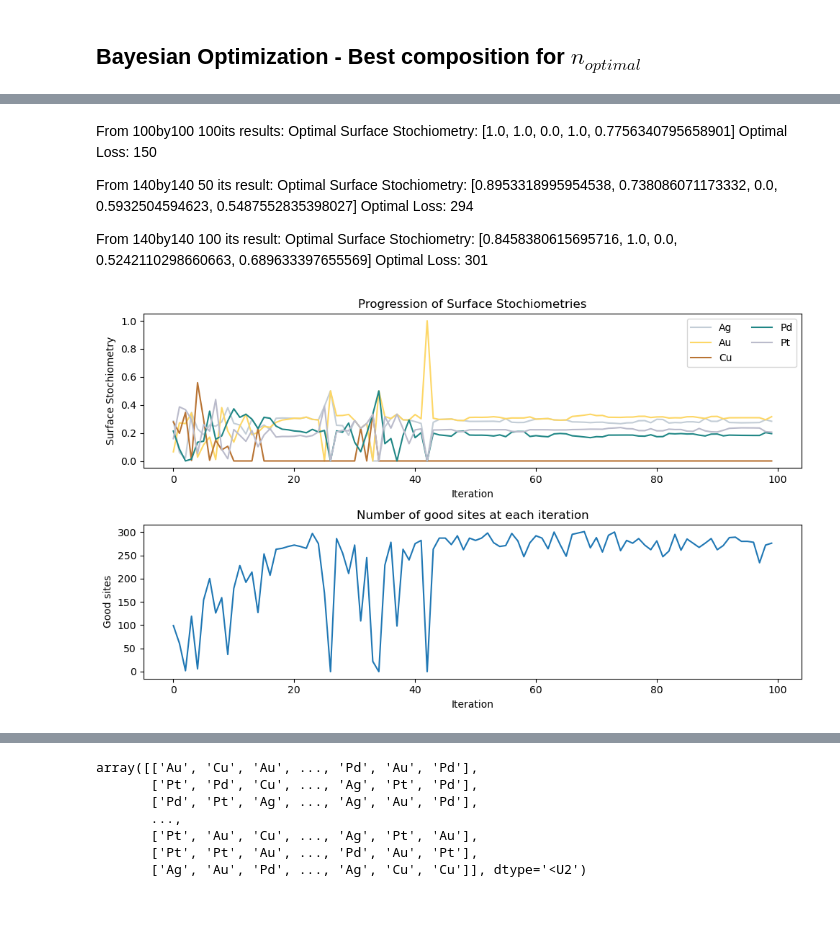
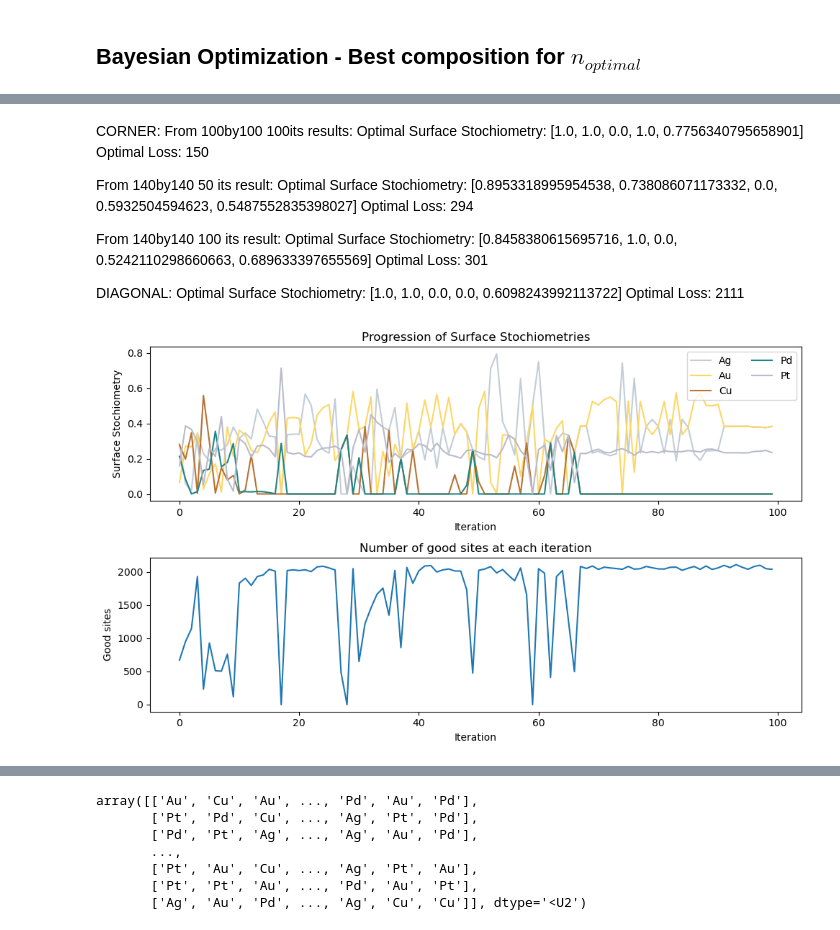
Before and after one commit to MarcusNoergaardWeng/CatalysisThesis, a Jupyter notebook: Notebooks/DFT Calculated energies.ipynb, the cells around one changed output, grey strips where cells are left out. Saved outputs shown, nothing was run; the diff lists cells and outputs as text; code cells hidden in the pictures.

Commit message:
Optimized stochiometry for diagonal area

```diff
--- a/Notebooks/DFT Calculated energies.ipynb
+++ b/Notebooks/DFT Calculated energies.ipynb
@@ -210,6 +210,11 @@ dim_x, dim_y, metals, split = 100, 100, ['Ag', 'Au', 'Cu', 'Pd', 'Pt'], [0.2 , 0
 best_stochiometry = [0.8458380615695716, 1.0, 0.0, 0.5242110298660663, 0.689633397655569]
 dim_x, dim_y, metals, split = 140, 140, ['Ag', 'Au', 'Cu', 'Pd', 'Pt'], np.array(best_stochiometry)/np.sum(best_stochiometry)
 
+# 140by140 100 its - diagonal
+best_stochiometry = [1.0, 1.0, 0.0, 0.0, 0.6098243992113722]
+dim_x, dim_y, metals, split = 140, 140, ['Ag', 'Au', 'Cu', 'Pd', 'Pt'], np.array(best_stochiometry)/np.sum(best_stochiometry)
+
+
 stochiometry = dict(zip(metals, split))
 surface = initialize_surface(dim_x, dim_y, metals, split)
 
@@ -336,29 +342,3 @@ def deltaEdeltaE_plot(filename, E_hol_dict, E_top_dict, SE_slab_metals, reward_t
     plt.savefig("../figures/DFT_calc_energies/"+filename+".png", dpi = 600, bbox_inches = "tight")
     plt.show()
     return None
-# %%
-import matplotlib.pyplot as plt
-import numpy as np
-
-# Generate data
-x = np.linspace(-0.6, 1.1, 2)
-y = x
-
-# Create the plot
-fig, ax = plt.subplots()
-
-# Plot the diagonal line
-ax.plot(x, y, 'k--', alpha=0.0)
-
-# Define the y-values for the lower boundary of the filled region
-lower_bound = np.minimum(y, -0.6)
-
-# Fill the area below the diagonal line down to y = -1
-ax.fill_between(x, lower_bound, y, where=(lower_bound <= y), color='green', alpha=0.1)
-
-# Set the x and y axis limits
-ax.set_xlim(-0.6, 1.1)
-ax.set_ylim(-0.6, 1.1)
-
-# Show the plot
-plt.show()
@@ -473,7 +451,7 @@ from skopt.space import Space
 #from skopt.utils import normalize_dimensions
 
 dim_x, dim_y = 140, 140
-experiment_name = "140by140_100its"
+experiment_name = "140by140_100its_diagonal"
 
 # Define the Search Space
 space = [(0.0, 1.0)] * 5
@@ -483,7 +461,7 @@ space = [(0.0, 1.0)] * 5
 
 # Initialize the Bayesian Optimizer
 optimizer = gp_minimize(
-    simulate_loss_corner,
+    simulate_loss_diagonal,
     space,
     n_calls=100, # Number of evaluations of the loss function
     random_state=42, # Set a random seed for reproducibility
@@ -525,4 +503,5 @@ Optimal Loss: 301
 # %% [markdown]
+CORNER:
 From 100by100 100its results:
 Optimal Surface Stochiometry: [1.0, 1.0, 0.0, 1.0, 0.7756340795658901]
 Optimal Loss: 150
@@ -534,40 +513,45 @@ Optimal Loss: 294
 From 140by140 100 its result:
 Optimal Surface Stochiometry: [0.8458380615695716, 1.0, 0.0, 0.5242110298660663, 0.689633397655569]
 Optimal Loss: 301
+
+DIAGONAL:
+Optimal Surface Stochiometry: [1.0, 1.0, 0.0, 0.0, 0.6098243992113722]
+Optimal Loss: 2111
 # %%
 # Plain colors list
 colors_list = [metal_colors[metal] for metal in metals]
 # %%
 ## I would like a plot that shows the progression in the predicted stochiometries and the resulting losses
 
 # Plot the progression of surface stochiometries #ChatGPT
 fig = plt.figure(figsize=(10, 6))
 plt.subplot(2, 1, 1)
 for i, stoch in enumerate(np.array([stoch/np.sum(stoch) for stoch in results]).T):
     plt.plot(stoch, c = colors_list[i], label = metals[i]) # HERE - Trying to make it plot each line in the appropriate colors
 plt.title('Progression of Surface Stochiometries')
 plt.xlabel('Iteration')
 plt.ylabel('Surface Stochiometry')
 plt.legend(loc="upper right", ncol = 2)
 #plt.xlim(-5, np.shape(results)[0]*1.05)
 
 # Plot the losses as a function of iteration
 plt.subplot(2, 1, 2)
 plt.plot(-losses)
 plt.title('Number of good sites at each iteration')
 plt.xlabel('Iteration')
 plt.ylabel('Good sites')
 
 # Adjust the layout of the subplots
 plt.tight_layout()
 
 # Save figure
+experiment_name = "140by140_100its_diagonal"
 plt.savefig("../figures/DFT_calc_energies/"+experiment_name+"_progression.png", dpi = 300, bbox_inches = "tight")
 
 # Show the plot
 plt.show()
 # %% [output]
-[figure, old version]
+[figure, new version]
 # %% [markdown]
 It seems there is a lot of variation even on borderline the same stochiometry. That is probably no good, but there has to be a tradeoff between number of iterations and precision.
 
```
Also changed, not shown: parts of 5 cells of this notebook, 4 other files.
